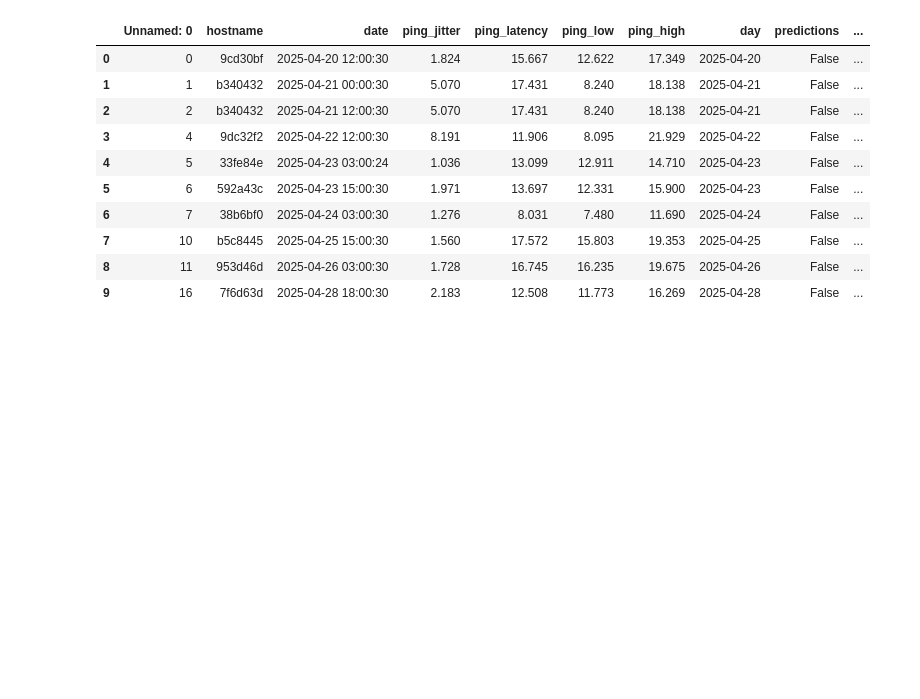
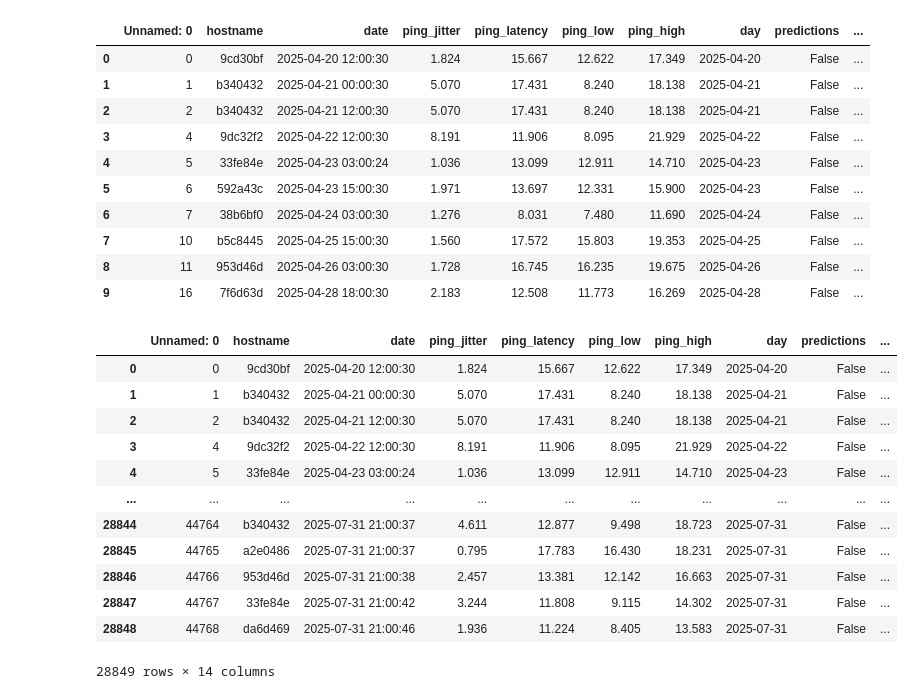
Before and after one commit to noise-course/course-project-Luca-W-D, a Jupyter notebook: clarice.ipynb, the cells around one changed output. Saved outputs shown, nothing was run; the diff lists cells and outputs as text; code cells hidden in the pictures; blank space fills up the shorter version.

Commit message:
model predictions

```diff
--- a/clarice.ipynb
+++ b/clarice.ipynb
@@ -25,4 +25,19 @@ df["date_ordinal"] = df["date"].apply(lambda x: x.toordinal())
 df["label"] = df["predictions"].map({True: 1, False: -1})
 # %%
 hostname = "b340432" #df for one host
-hdf = df[df["hostname"] == hostname]
+hdf = df #[df["hostname"] == hostname]
+hdf
+# %% [output]
+|  | Unnamed: 0 | hostname | date | ping_jitter | ping_latency | ping_low | ping_high | day | predictions | ... |
+| 0 | 0 | 9cd30bf | 2025-04-20 12:00:30 | 1.824 | 15.667 | 12.622 | 17.349 | 2025-04-20 | False | ... |
+| 1 | 1 | b340432 | 2025-04-21 00:00:30 | 5.070 | 17.431 | 8.240 | 18.138 | 2025-04-21 | False | ... |
+| 2 | 2 | b340432 | 2025-04-21 12:00:30 | 5.070 | 17.431 | 8.240 | 18.138 | 2025-04-21 | False | ... |
+| 3 | 4 | 9dc32f2 | 2025-04-22 12:00:30 | 8.191 | 11.906 | 8.095 | 21.929 | 2025-04-22 | False | ... |
+| 4 | 5 | 33fe84e | 2025-04-23 03:00:24 | 1.036 | 13.099 | 12.911 | 14.710 | 2025-04-23 | False | ... |
+| ... | ... | ... | ... | ... | ... | ... | ... | ... | ... | ... |
+| 28844 | 44764 | b340432 | 2025-07-31 21:00:37 | 4.611 | 12.877 | 9.498 | 18.723 | 2025-07-31 | False | ... |
+| 28845 | 44765 | a2e0486 | 2025-07-31 21:00:37 | 0.795 | 17.783 | 16.430 | 18.231 | 2025-07-31 | False | ... |
+| 28846 | 44766 | 953d46d | 2025-07-31 21:00:38 | 2.457 | 13.381 | 12.142 | 16.663 | 2025-07-31 | False | ... |
+| 28847 | 44767 | 33fe84e | 2025-07-31 21:00:42 | 3.244 | 11.808 | 9.115 | 14.302 | 2025-07-31 | False | ... |
+| 28848 | 44768 | da6d469 | 2025-07-31 21:00:46 | 1.936 | 11.224 | 8.405 | 13.583 | 2025-07-31 | False | ... |
+28849 rows × 14 columns
```
Also changed, not shown: parts of 8 cells of this notebook, 4 other files.
